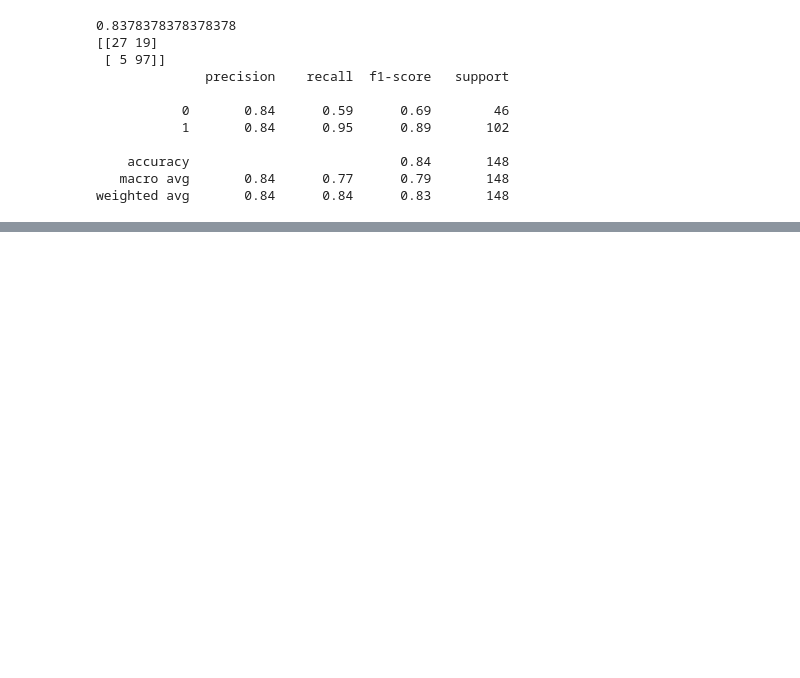
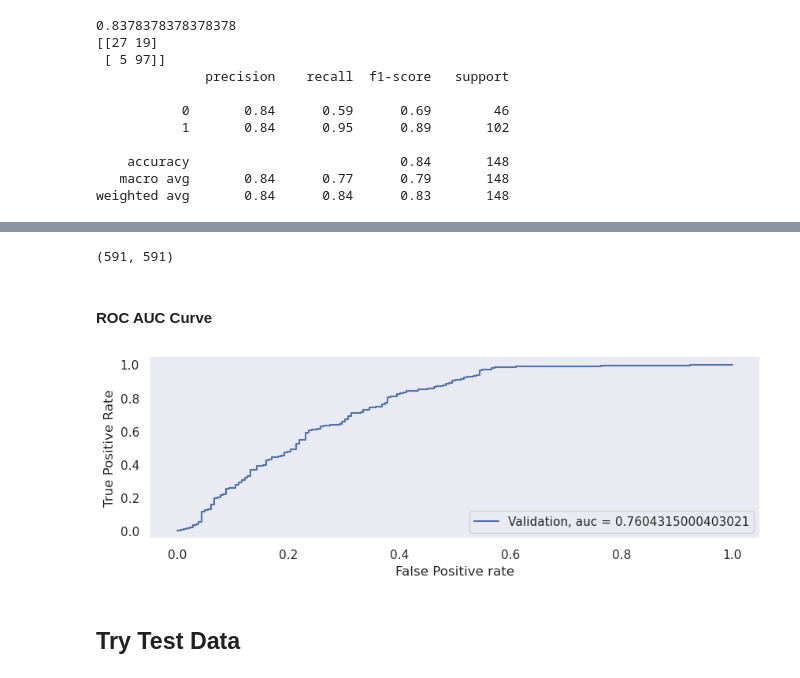
Before and after one commit to nedu10/Regression-and-Classification, a Jupyter notebook: Classification/Loan Prediction/main.ipynb, the cells around one changed output, grey strips where cells are left out. Saved outputs shown, nothing was run; the diff lists cells and outputs as text; code cells hidden in the pictures; blank space fills up the shorter version.

Commit message:
ROC AUC curve and submissions

```diff
--- a/Classification/Loan Prediction/main.ipynb
+++ b/Classification/Loan Prediction/main.ipynb
@@ -593,0 +596,23 @@ weighted avg       0.84      0.84      0.83       148
+# %%
+kf = StratifiedKFold(n_splits=5, random_state=42, shuffle=True)
+
+i = 1
+pred_all = []
+y_val_all = []
+for train_index, val_index in kf.split(X, y):
+    global model
+    print(f'{i} of kfold {kf.n_splits}')
+    X_train, X_val = X.iloc[train_index, :], X.iloc[val_index, :]
+    y_train, y_val = y.iloc[train_index], y.iloc[val_index]
+
+    model = LogisticRegression(random_state=42)
+    model.fit(X_train, y_train)
+
+    y_pred = model.predict(X_val)
+    score=accuracy_score(y_val,y_pred)
+    print('Accuracy score: ', score)
+
+    i+=1
+
+    pred_all.extend(model.predict_proba(X_val)[:,1])
+    y_val_all.extend(y_val)
@@ -593,0 +630,18 @@ weighted avg       0.84      0.84      0.83       148
+# %%
+len(y_val_all), len(pred_all)
+# %% [output]
+(591, 591)
+# %% [markdown]
+#### ROC AUC Curve
+# %%
+fpr, tpr, _ = roc_curve(y_val_all, pred_all)
+auc=roc_auc_score(y_val_all, pred_all)
+
+plt.figure(figsize=(10,3))
+plt.plot(fpr, tpr, label="Validation, auc = "+str(auc))
+plt.xlabel('False Positive rate')
+plt.ylabel('True Positive Rate')
+plt.legend(loc=4)
+plt.show()
+# %% [output]
+[figure, added]
@@ -593,0 +653,2 @@ weighted avg       0.84      0.84      0.83       148
+# %% [markdown]
+## Try Test Data
```
Also changed, not shown: parts of 13 cells of this notebook, 1 other file.
